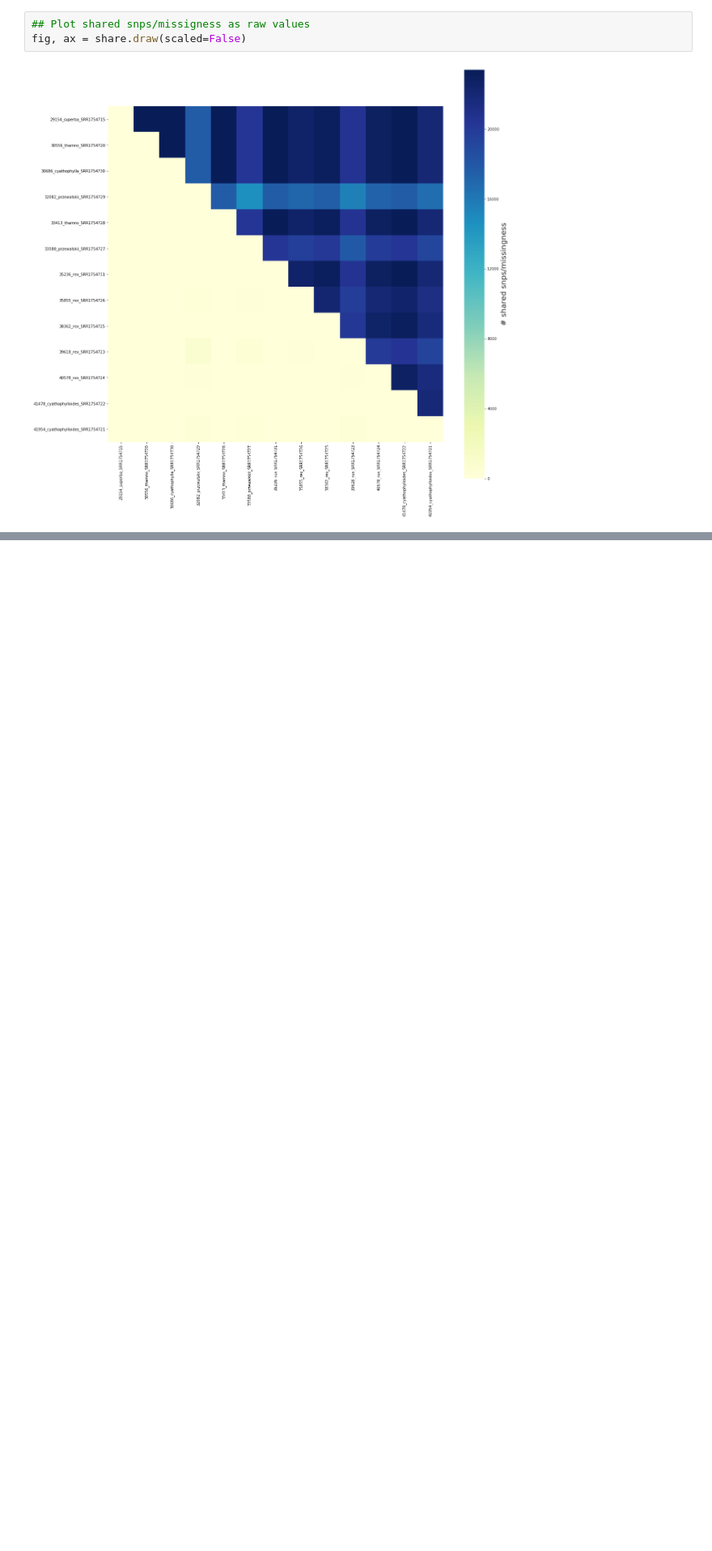
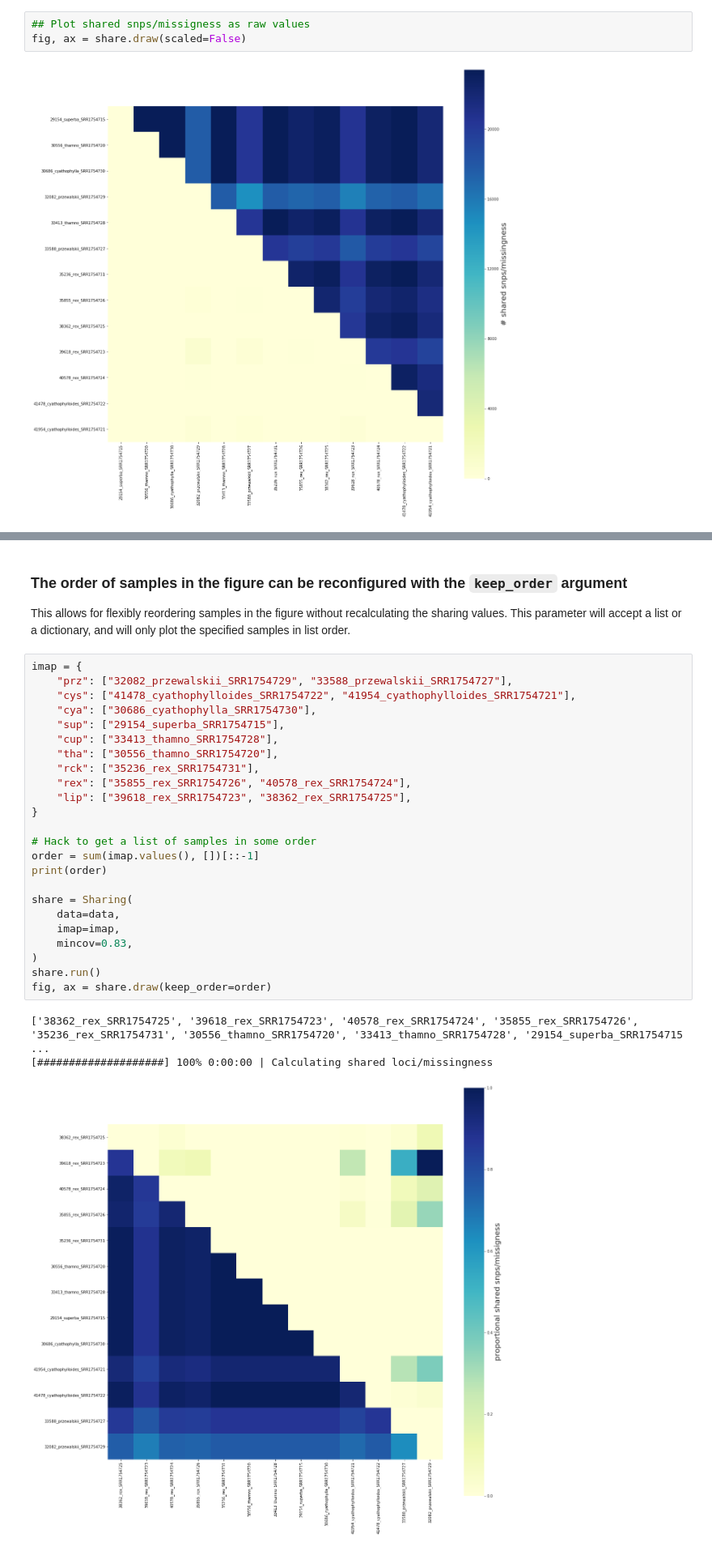
Before and after one commit to dereneaton/ipyrad, a Jupyter notebook: newdocs/API-analysis/cookbook-sharing.ipynb, the cells around one changed output, grey strips where cells are left out. Shown at 81% size. Drawn from its saved outputs; the diff is of its cells as text; blank space fills up the shorter version.

```diff
--- a/newdocs/API-analysis/cookbook-sharing.ipynb
+++ b/newdocs/API-analysis/cookbook-sharing.ipynb
@@ -68,0 +94,31 @@ fig, ax = share.draw(scaled=False)
+# %% [markdown]
+### The order of samples in the figure can be reconfigured with the `keep_order` argument
+This allows for flexibly reordering samples in the figure without recalculating the sharing values. This parameter will accept a list or a dictionary, and will only plot the specified samples in list order.
+# %%
+imap = {
+    "prz": ["32082_przewalskii_SRR1754729", "33588_przewalskii_SRR1754727"],
+    "cys": ["41478_cyathophylloides_SRR1754722", "41954_cyathophylloides_SRR1754721"],
+    "cya": ["30686_cyathophylla_SRR1754730"],
+    "sup": ["29154_superba_SRR1754715"],
+    "cup": ["33413_thamno_SRR1754728"],
+    "tha": ["30556_thamno_SRR1754720"],
+    "rck": ["35236_rex_SRR1754731"],
+    "rex": ["35855_rex_SRR1754726", "40578_rex_SRR1754724"],
+    "lip": ["39618_rex_SRR1754723", "38362_rex_SRR1754725"],
+}
+
+# Hack to get a list of samples in some order
+order = sum(imap.values(), [])[::-1]
+print(order)
+
+share = Sharing(
+    data=data,
+    imap=imap,
+    mincov=0.83,
+)
+share.run()
+fig, ax = share.draw(keep_order=order)
+# %% [output]
+['38362_rex_SRR1754725', '39618_rex_SRR1754723', '40578_rex_SRR1754724', '35855_rex_SRR1754726', '35236_rex_SRR1754731', '30556_thamno_SRR1754720', '33413_thamno_SRR1754728', '29154_superba_SRR1754715 ...
+[####################] 100% 0:00:00 | Calculating shared loci/missingness
+[figure, added]
```
Also changed, not shown: parts of 9 cells of this notebook, 1 other file.
